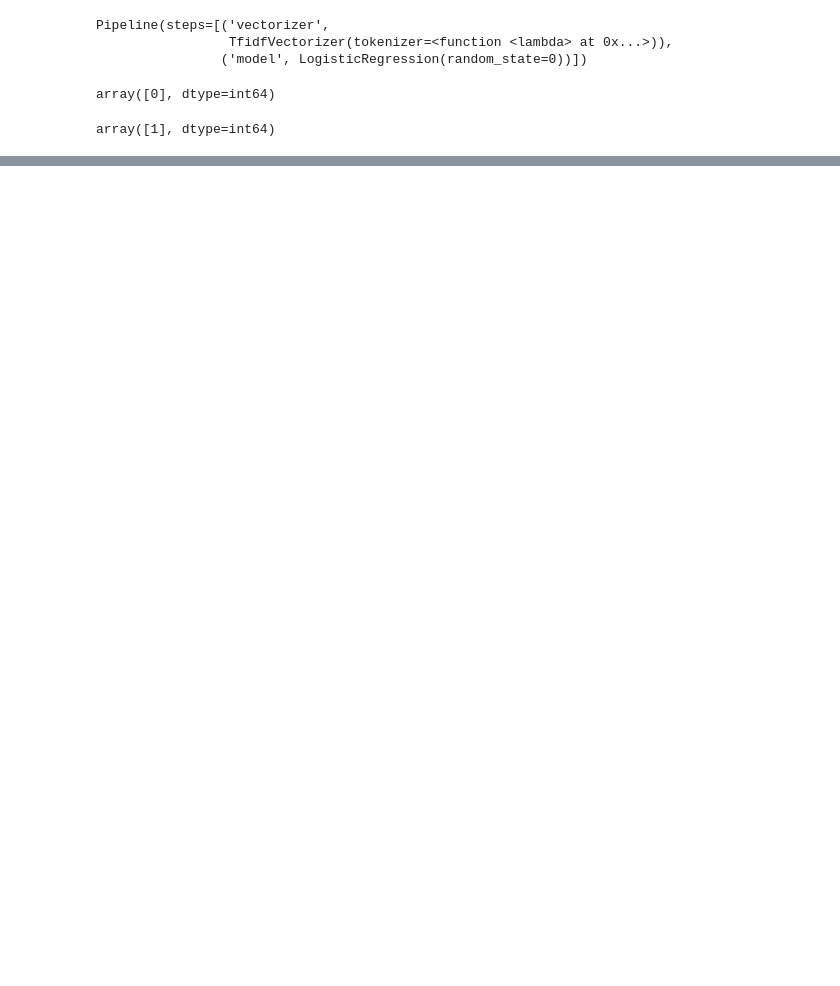
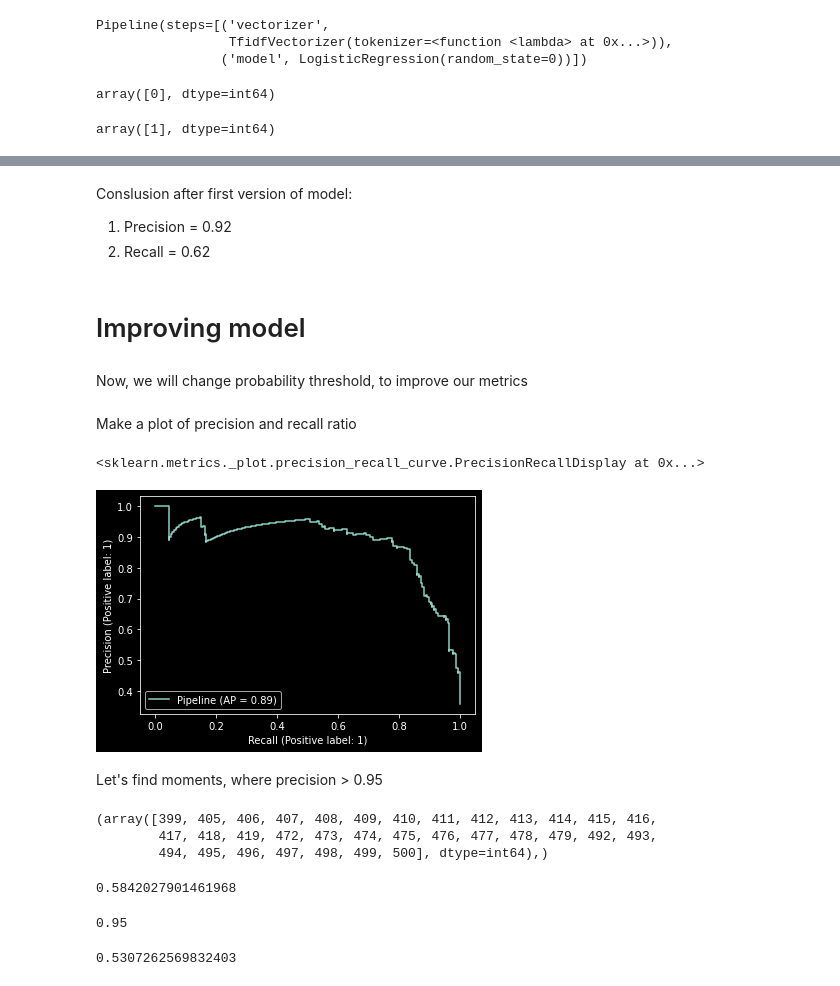
Before and after one commit to Daniil-Vl/comment_classificator, a Jupyter notebook: comment_classificator.ipynb, the cells around one changed output, grey strips where cells are left out. Drawn from its saved outputs; the diff is of its cells as text; code cells hidden in the pictures; blank space fills up the shorter version.

Commit message:
make some improvements in model

```diff
--- a/comment_classificator.ipynb
+++ b/comment_classificator.ipynb
@@ -217,0 +226,8 @@ recall_score(y_true=test_df['toxic'], y_pred=model_pipeline.predict(test_df['com
+# %% [markdown]
+Conslusion after first version of model:
+1) Precision = 0.92
+2) Recall = 0.62
+# %% [markdown]
+# Improving model
+# %% [markdown]
+Now, we will change probability threshold, to improve our metrics
@@ -217,0 +238,33 @@ recall_score(y_true=test_df['toxic'], y_pred=model_pipeline.predict(test_df['com
+# %% [markdown]
+Make a plot of precision and recall ratio
+# %%
+plot_precision_recall_curve(
+    estimator=model_pipeline,
+    X=test_df['comment'],
+    y=test_df['toxic']
+)
+# %% [output]
+<sklearn.metrics._plot.precision_recall_curve.PrecisionRecallDisplay at 0x...>
+[figure, added]
+# %% [markdown]
+Let's find moments, where precision > 0.95
+# %%
+np.where(prec > 0.95)
+# %% [output]
+(array([399, 405, 406, 407, 408, 409, 410, 411, 412, 413, 414, 415, 416,
+        417, 418, 419, 472, 473, 474, 475, 476, 477, 478, 479, 492, 493,
+        494, 495, 496, 497, 498, 499, 500], dtype=int64),)
+# %%
+thresholds[399]
+# %% [output]
+0.5842027901461968
+# %%
+precision_score(y_true=test_df['toxic'],
+                y_pred=model_pipeline.predict_proba(test_df['comment'])[:, 1] > thresholds[399])
+# %% [output]
+0.95
+# %%
+recall_score(y_true=test_df['toxic'],
+             y_pred=model_pipeline.predict_proba(test_df['comment'])[:, 1] > thresholds[399])
+# %% [output]
+0.5307262569832403
```
Also changed, not shown: parts of 35 cells of this notebook.
